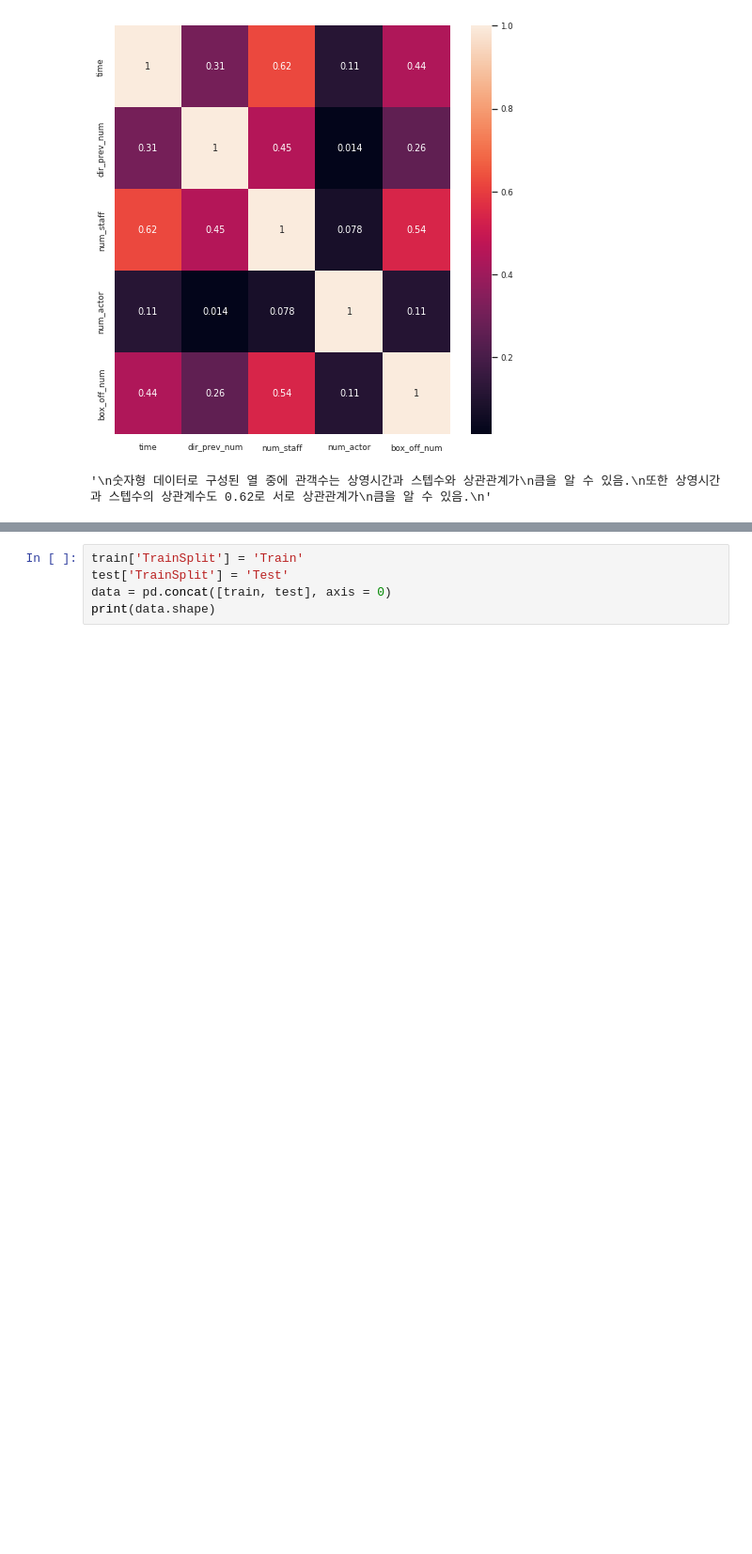
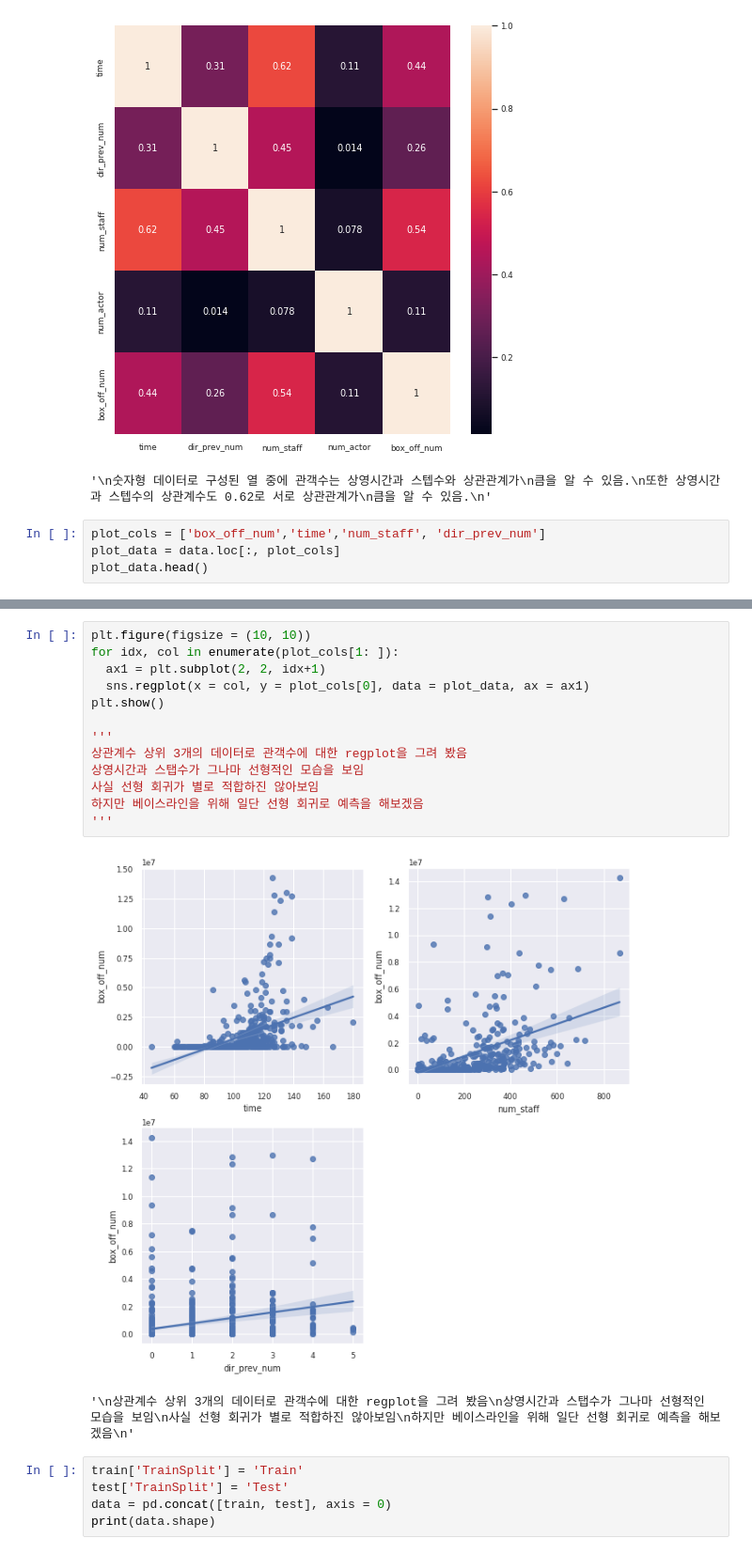
Before and after one commit to gnbhub/gnb_2022_1_Ai_team2, a Jupyter notebook: week5/changbeom5.ipynb, the cells around one changed output, grey strips where cells are left out. Shown at 94% size. Cells and saved outputs as stored; diff of their text form; blank space fills up the shorter version.

```diff
--- a/week5/changbeom5.ipynb
+++ b/week5/changbeom5.ipynb
@@ -138,3 +144,7 @@ plt.show()
 # %% [output]
 [figure]
 '\n숫자형 데이터로 구성된 열 중에 관객수는 상영시간과 스텝수와 상관관계가\n큼을 알 수 있음.\n또한 상영시간과 스텝수의 상관계수도 0.62로 서로 상관관계가\n큼을 알 수 있음.\n'
+# %%
+plot_cols = ['box_off_num','time','num_staff', 'dir_prev_num']
+plot_data = data.loc[:, plot_cols]
+plot_data.head()
@@ -141,3 +158,19 @@ plt.show()
+# %%
+plt.figure(figsize = (10, 10))
+for idx, col in enumerate(plot_cols[1: ]):
+  ax1 = plt.subplot(2, 2, idx+1)
+  sns.regplot(x = col, y = plot_cols[0], data = plot_data, ax = ax1)
+plt.show()
+
+'''
+상관계수 상위 3개의 데이터로 관객수에 대한 regplot을 그려 봤음
+상영시간과 스탭수가 그나마 선형적인 모습을 보임
+사실 선형 회귀가 별로 적합하진 않아보임
+하지만 베이스라인을 위해 일단 선형 회귀로 예측을 해보겠음
+'''
+# %% [output]
+[figure, added]
+'\n상관계수 상위 3개의 데이터로 관객수에 대한 regplot을 그려 봤음\n상영시간과 스탭수가 그나마 선형적인 모습을 보임\n사실 선형 회귀가 별로 적합하진 않아보임\n하지만 베이스라인을 위해 일단 선형 회귀로 예측을 해보겠음\n'
 # %%
 train['TrainSplit'] = 'Train'
 test['TrainSplit'] = 'Test'
```
Also changed, not shown: parts of 33 cells of this notebook.
